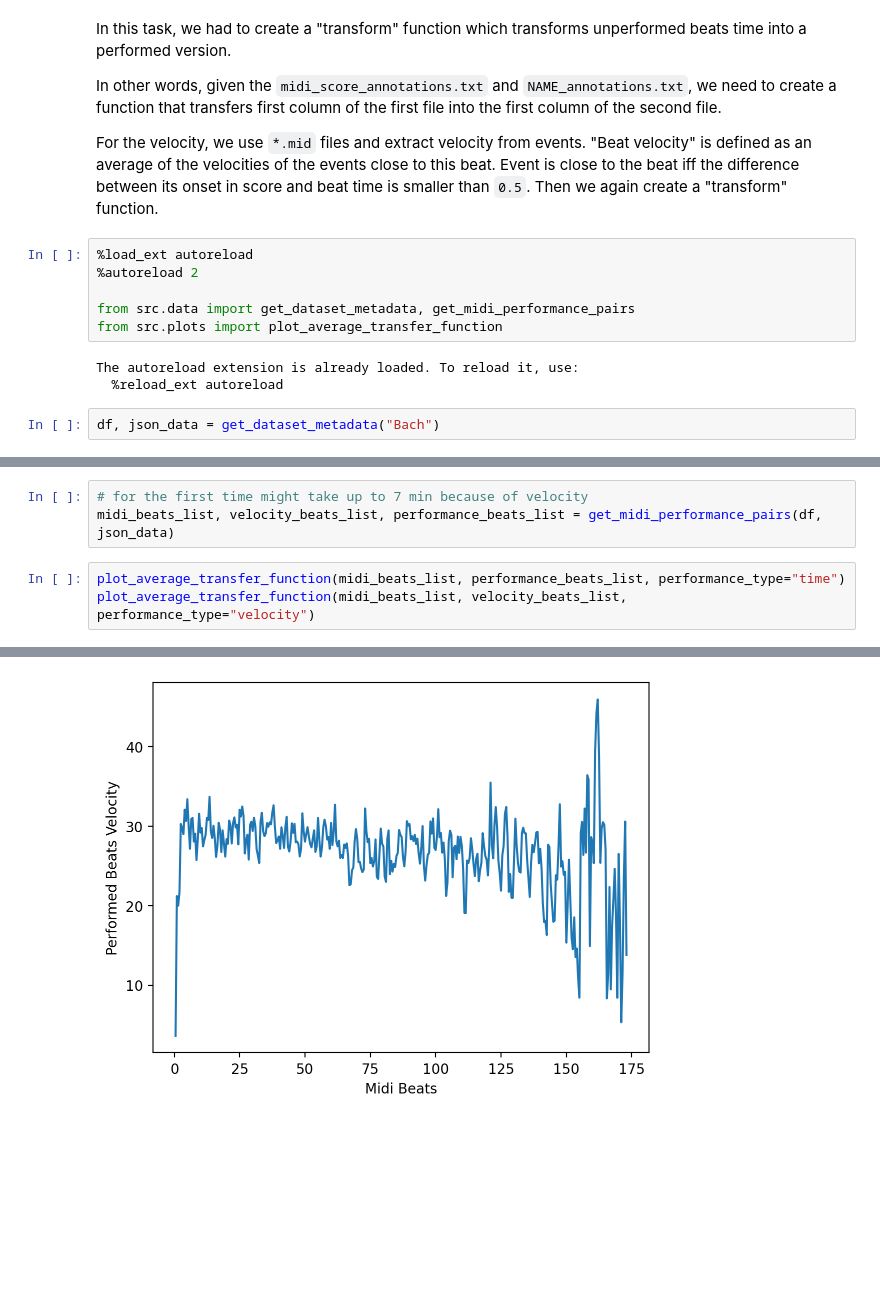
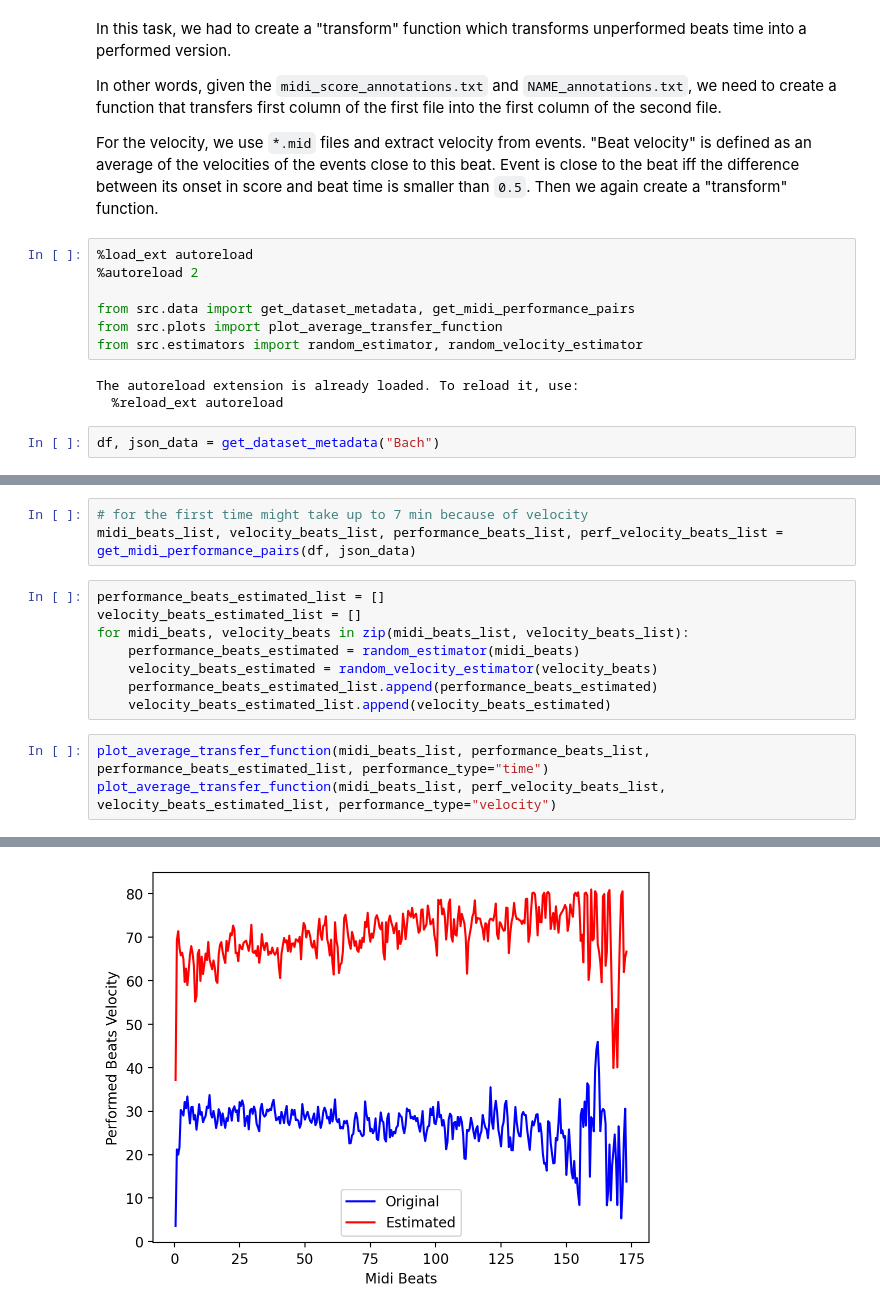
Before and after one commit to TalosSources/digital_musicology_homework_1, a Jupyter notebook: experiments.ipynb, the cells around one changed output, grey strips where cells are left out. Drawn from its saved outputs; the diff is of its cells as text; blank space fills up the shorter version.

Commit message:
Enhance parsing, fix plots, add basic estimator

```diff
--- a/experiments.ipynb
+++ b/experiments.ipynb
@@ -12,6 +12,7 @@ For the velocity, we use `*.mid` files and extract velocity from events. "Beat v
 
 from src.data import get_dataset_metadata, get_midi_performance_pairs
 from src.plots import plot_average_transfer_function
+from src.estimators import random_estimator, random_velocity_estimator
 # %% [output]
 The autoreload extension is already loaded. To reload it, use:
   %reload_ext autoreload
@@ -25,8 +26,16 @@ df.head(2)
 | 1 | Bach | Fugue_bwv_848 | Bach/Fugue/bwv_848 | Bach/Fugue/bwv_848/xml_score.musi... | Bach/Fugue/bwv_848/midi_score.mid | Bach/Fugue/bwv_848/Denisova06M.mid | Bach/Fugue/bwv_848/Denisova06M_an... | ... |
 # %%
 # for the first time might take up to 7 min because of velocity
-midi_beats_list, velocity_beats_list, performance_beats_list = get_midi_performance_pairs(df, json_data)
+midi_beats_list, velocity_beats_list, performance_beats_list, perf_velocity_beats_list = get_midi_performance_pairs(df, json_data)
+# %%
+performance_beats_estimated_list = []
+velocity_beats_estimated_list = []
+for midi_beats, velocity_beats in zip(midi_beats_list, velocity_beats_list):
+    performance_beats_estimated = random_estimator(midi_beats)
+    velocity_beats_estimated = random_velocity_estimator(velocity_beats)
+    performance_beats_estimated_list.append(performance_beats_estimated)
+    velocity_beats_estimated_list.append(velocity_beats_estimated)
 # %%
-plot_average_transfer_function(midi_beats_list, performance_beats_list, performance_type="time")
-plot_average_transfer_function(midi_beats_list, velocity_beats_list, performance_type="velocity")
+plot_average_transfer_function(midi_beats_list, performance_beats_list, performance_beats_estimated_list, performance_type="time")
+plot_average_transfer_function(midi_beats_list, perf_velocity_beats_list, velocity_beats_estimated_list, performance_type="velocity")
 # %% [output]
@@ -34 +43 @@ plot_average_transfer_function(midi_beats_list, velocity_beats_list, performance
-[figure, old version]
+[figure, new version]
```
Also changed, not shown: parts of 2 cells of this notebook, 3 other files.
